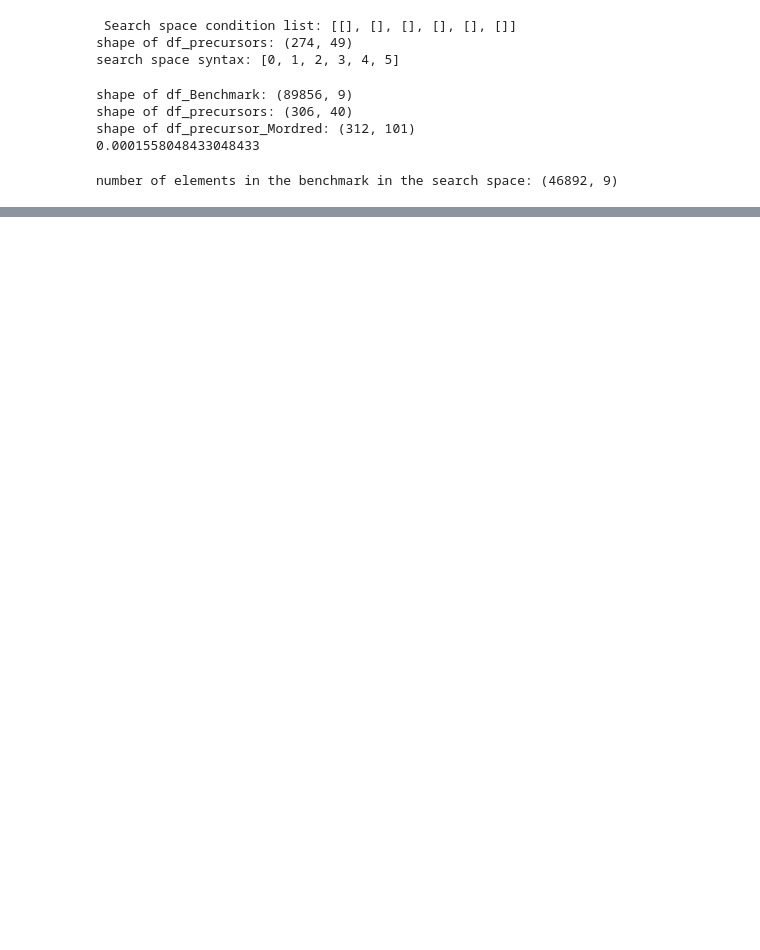
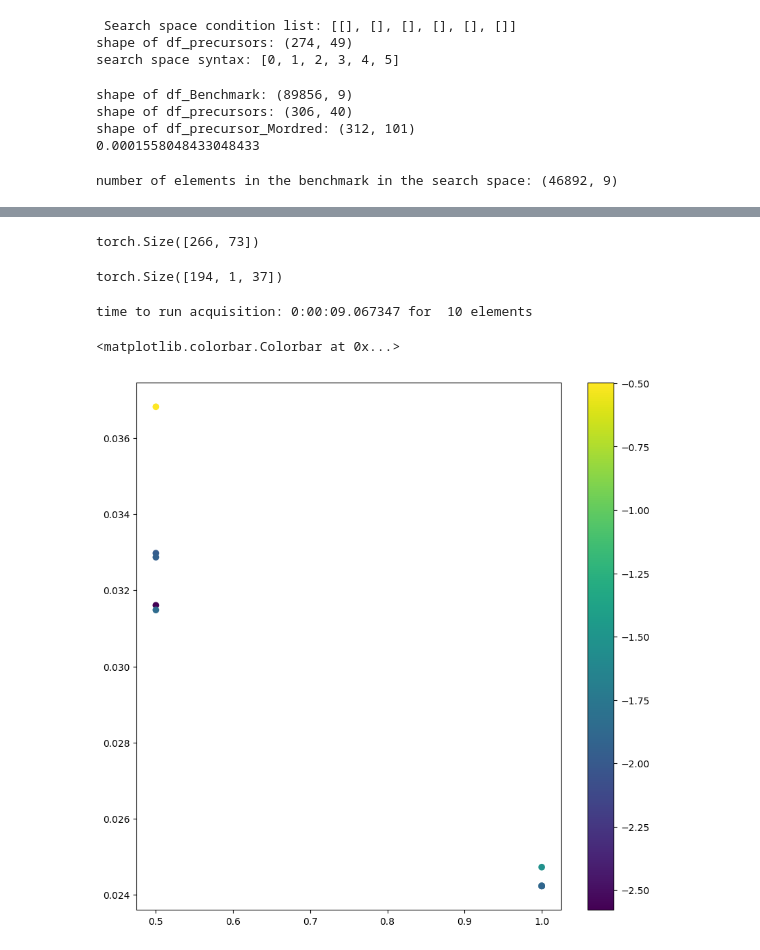
Before and after one commit to mohammedazzouzi15/STK_search, a Jupyter notebook: Example_notebooks/Test_MFBO.ipynb, the cells around one changed output, grey strips where cells are left out. Saved outputs shown, nothing was run; the diff lists cells and outputs as text; code cells hidden in the pictures; blank space fills up the shorter version.

```diff
--- a/Example_notebooks/Test_MFBO.ipynb
+++ b/Example_notebooks/Test_MFBO.ipynb
@@ -271,13 +373,12 @@ from stk_search.Representation import (
 MFBO = MultifidelityBayesianOptimisation.MultifidelityBayesianOptimisation(
             budget=100,
             which_acquisition='KG',
+            fidelity_col = 36,
             lim_counter=5)
 
 frag_properties = []
-frag_properties = df_precursors.columns[1:7]
-frag_properties = frag_properties.append(
-    df_precursors.columns[17:23]
-)
+frag_properties = df_precursors.columns[17:23]
+
 
 print(frag_properties)
 MFBO.Representation = (
@@ -414,0 +475,13 @@ SyntaxError: invalid syntax (4019462937.py, line 12)
+# %%
+Xrpr.shape
+# %% [output]
+torch.Size([266, 73])
+# %%
+SP=S_exp.search_space
+benchmark=S_exp.benchmark
+df_total=S_exp.df_total
+df_elements = S_exp.search_algorithm.generate_element_to_evaluate(
+            fitness_acquired, df_search.iloc[:,:-1], SP, benchmark, df_total
+        )
+
+Xrpr = S_exp.search_algorithm.generate_rep_with_fidelity(df_elements)
@@ -414,0 +529,31 @@ SyntaxError: invalid syntax (4019462937.py, line 12)
+# %%
+X_unsqueezed.shape
+# %% [output]
+torch.Size([194, 1, 37])
+# %%
+import datetime
+time_now = datetime.datetime.now()
+number_of_element = 10
+acquisition_function = qMultiFidelityKnowledgeGradient(
+        model=S_exp.search_algorithm.model,
+        num_fantasies= 50,
+        cost_aware_utility=cost_aware_utility,
+        project=lambda x: project_to_target_fidelity(X=x, target_fidelities=target_fidelities),
+        current_value=current_value
+)
+#with torch.no_grad():  # to avoid memory issues; we arent using the gradient...
+acquisition_values = acquisition_function.evaluate(
+        X_unsqueezed[:number_of_element,:,:] ,
+        bounds=bounds
+        ).detach()  # runs out of memory
+print('time to run acquisition:', datetime.datetime.now()-time_now, 'for ', number_of_element, 'elements')
+# %% [output]
+time to run acquisition: 0:00:09.067347 for  10 elements
+# %%
+import matplotlib.pyplot as plt
+fig,ax = plt.subplots(1,1,figsize=(10,10))
+cmap = ax.scatter(x=X_unsqueezed[:number_of_element,:,-1].squeeze().detach().numpy(),y = acquisition_values.detach().numpy(),c = S_exp.fitness_acquired[:number_of_element])
+fig.colorbar(cmap)
+# %% [output]
+<matplotlib.colorbar.Colorbar at 0x...>
+[figure, added]
```
Also changed, not shown: parts of 15 cells of this notebook, 1 other file.
